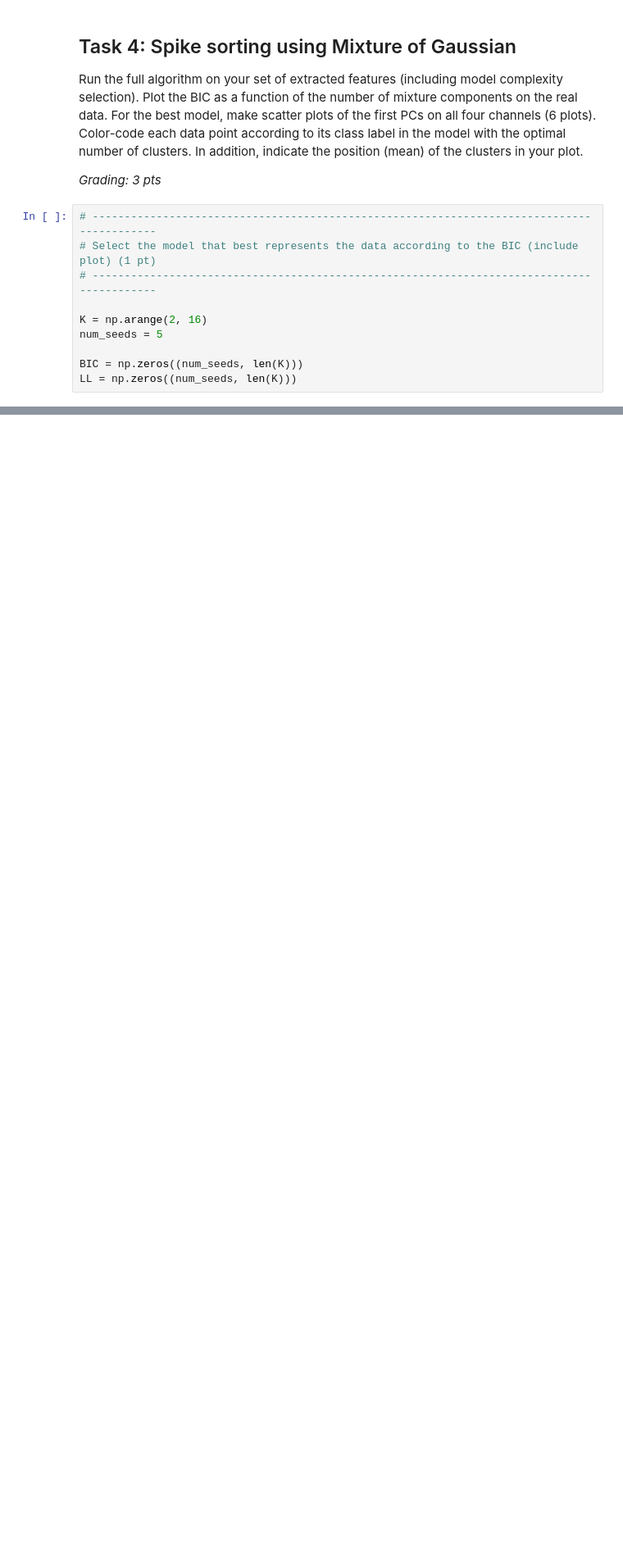
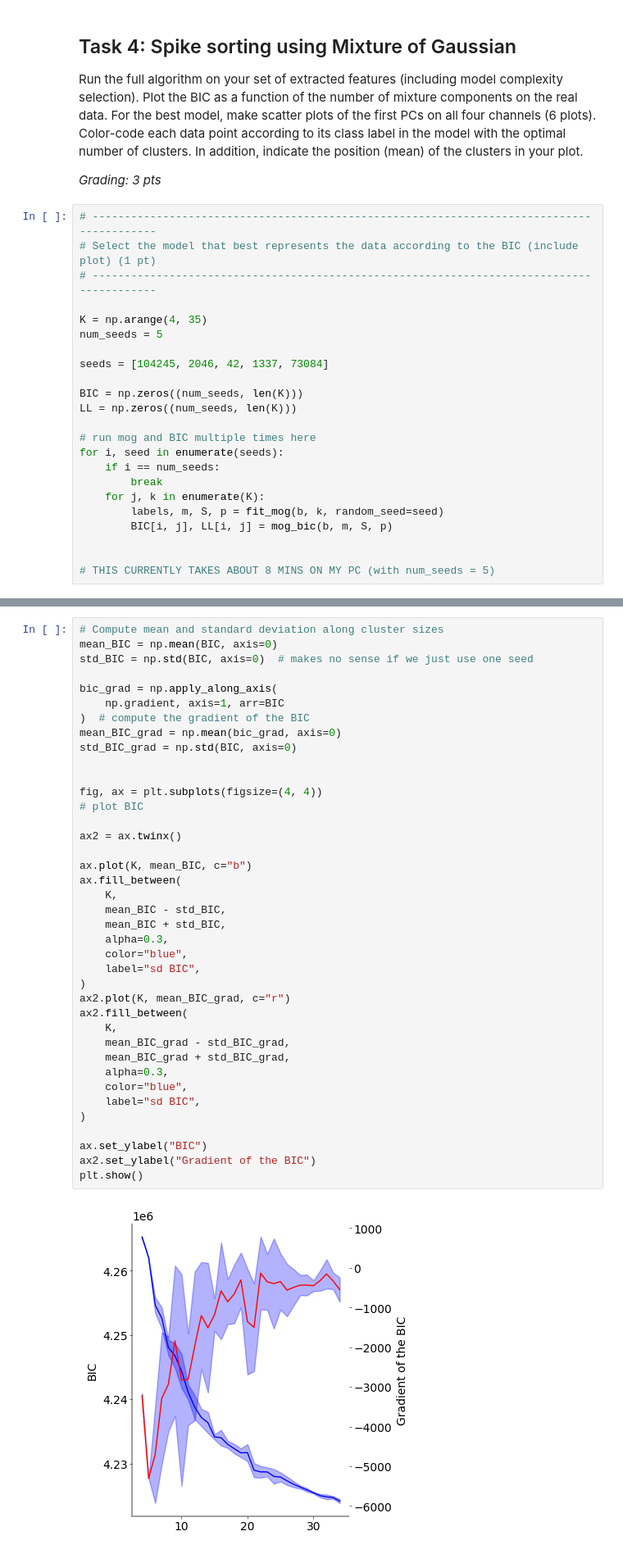
Before and after one commit to stedavkle/uni-tue-nds, a Jupyter notebook: CL2/notebooks/CodingLab2.ipynb, the cells around one changed output, grey strips where cells are left out. Shown: that part at 82% size. Drawn from its saved outputs; the diff is of its cells as text; blank space fills up the shorter version.

```diff
--- a/CL2/notebooks/CodingLab2.ipynb
+++ b/CL2/notebooks/CodingLab2.ipynb
@@ -445,8 +501,21 @@ Run the full algorithm on your set of extracted features (including model comple
 # Select the model that best represents the data according to the BIC (include plot) (1 pt)
 # ------------------------------------------------------------------------------------------
 
-K = np.arange(2, 16)
+K = np.arange(4, 35)
 num_seeds = 5
+
+seeds = [104245, 2046, 42, 1337, 73084]
 
 BIC = np.zeros((num_seeds, len(K)))
 LL = np.zeros((num_seeds, len(K)))
+
+# run mog and BIC multiple times here
+for i, seed in enumerate(seeds):
+    if i == num_seeds:
+        break
+    for j, k in enumerate(K):
+        labels, m, S, p = fit_mog(b, k, random_seed=seed)
+        BIC[i, j], LL[i, j] = mog_bic(b, m, S, p)
+
+
+# THIS CURRENTLY TAKES ABOUT 8 MINS ON MY PC (with num_seeds = 5)
@@ -458,0 +522,41 @@ fig, ax = plt.subplots(figsize=(4, 4))
+# %%
+# Compute mean and standard deviation along cluster sizes
+mean_BIC = np.mean(BIC, axis=0)
+std_BIC = np.std(BIC, axis=0)  # makes no sense if we just use one seed
+
+bic_grad = np.apply_along_axis(
+    np.gradient, axis=1, arr=BIC
+)  # compute the gradient of the BIC
+mean_BIC_grad = np.mean(bic_grad, axis=0)
+std_BIC_grad = np.std(BIC, axis=0)
+
+
+fig, ax = plt.subplots(figsize=(4, 4))
+# plot BIC
+
+ax2 = ax.twinx()
+
+ax.plot(K, mean_BIC, c="b")
+ax.fill_between(
+    K,
+    mean_BIC - std_BIC,
+    mean_BIC + std_BIC,
+    alpha=0.3,
+    color="blue",
+    label="sd BIC",
+)
+ax2.plot(K, mean_BIC_grad, c="r")
+ax2.fill_between(
+    K,
+    mean_BIC_grad - std_BIC_grad,
+    mean_BIC_grad + std_BIC_grad,
+    alpha=0.3,
+    color="blue",
+    label="sd BIC",
+)
+
+ax.set_ylabel("BIC")
+ax2.set_ylabel("Gradient of the BIC")
+plt.show()
+# %% [output]
+[figure, added]
```
Also changed, not shown: parts of 17 cells of this notebook.
